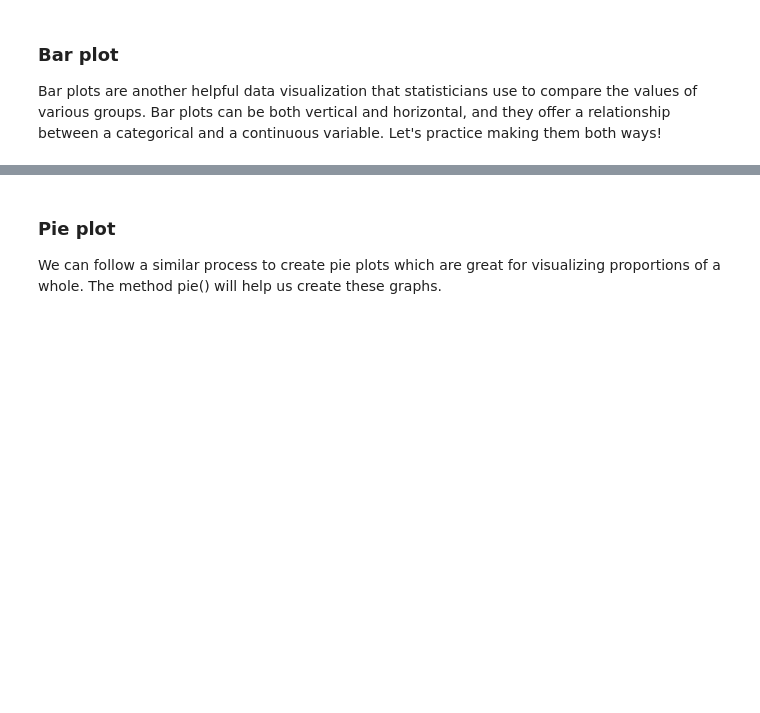
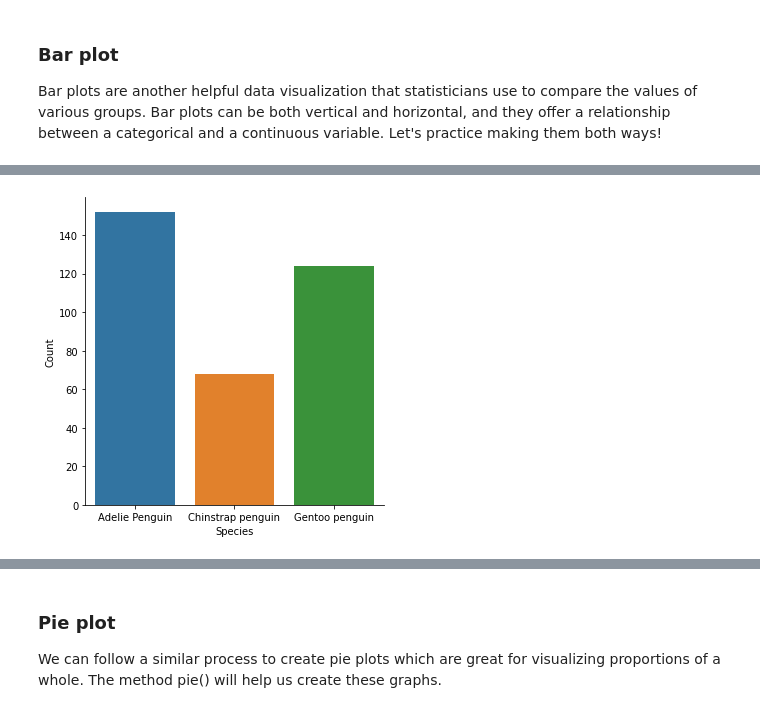
Before and after one commit to vnguyen24/SURF2022, a Jupyter notebook: Session2/Teaching2.ipynb, the cells around one changed output, grey strips where cells are left out. Saved outputs shown, nothing was run; the diff lists cells and outputs as text; code cells hidden in the pictures; blank space fills up the shorter version.

```diff
--- a/Session2/Teaching2.ipynb
+++ b/Session2/Teaching2.ipynb
@@ -355,0 +351,8 @@ Countplot will count how many times each level from the categorical variable (th
+# %%
+# Add arguments to plot the catplot
+sns.catplot(data = species_counts, x = "Species", y ="Count", kind = "bar")
+
+# Show plot
+plt.show()
+# %% [output]
+[figure, added]
```
Also changed, not shown: parts of 31 cells of this notebook, 1 other file.
